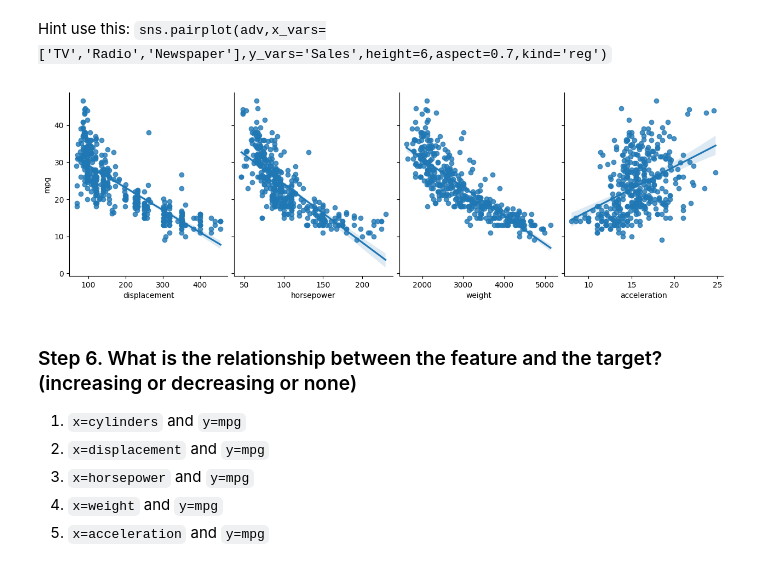
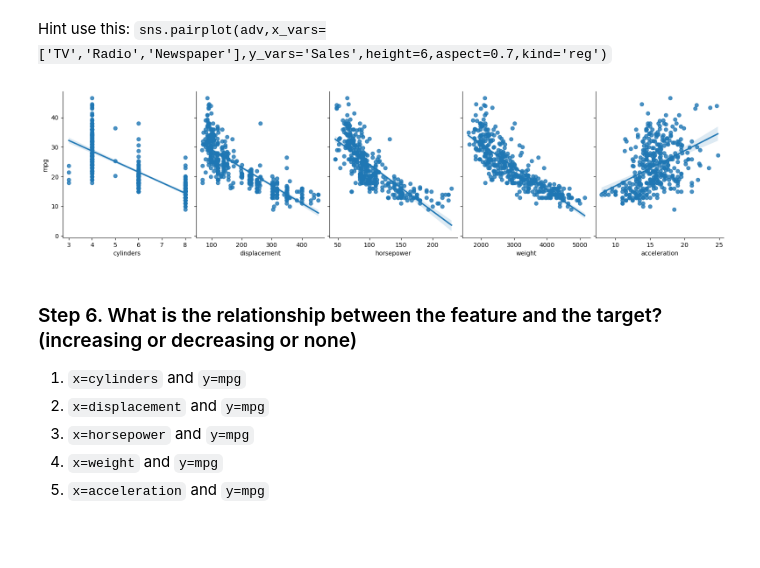
Before and after one commit to ibtihalalf/Exercises1, a Jupyter notebook: Week3/M2/ex2_multi_reg.ipynb, the cells around one changed output. Cells and saved outputs as stored; diff of their text form; code cells hidden in the pictures; blank space fills up the shorter version.

```diff
--- a/Week3/M2/ex2_multi_reg.ipynb
+++ b/Week3/M2/ex2_multi_reg.ipynb
@@ -41,8 +41,8 @@ df
 # %% [markdown]
 ### Step 2.a Assign variables `X` to the features and `y` to the target
 # %%
-df[['cylinders', 'model_year', 'origin']] = df[['cylinders', 'model_year', 'origin']].astype('category')
-X = df.drop(columns=["mpg" , "car_name"])
+df[['car_name', 'model_year', 'origin']] = df[['car_name', 'model_year', 'origin']].astype('category')
+X = df.drop(columns=["mpg"])
 y = df["mpg"]
 # %% [markdown]
 ### Step 2.b print the type of each
@@ -98,21 +98,21 @@ Hint use this: `sns.pairplot(adv,x_vars=['TV','Radio','Newspaper'],y_vars='Sales
 # %%
 import seaborn as sns
 import matplotlib.pyplot as plt
 
-num_features = ['displacement', 'horsepower', 'weight', 'acceleration']
+num_features = ['cylinders','displacement', 'horsepower', 'weight', 'acceleration']
 
 sns.pairplot(
     df,
     x_vars=num_features,
     y_vars='mpg',
     height=4,
     aspect=0.8,
     kind='reg'
 )
 
 plt.show()
 # %% [output]
-[figure, old version]
+[figure, new version]
 # %% [markdown]
 ### Step 6. What is the relationship between the feature and the target? (increasing or decreasing or none)
 
```
Also changed, not shown: parts of 4 cells of this notebook.
